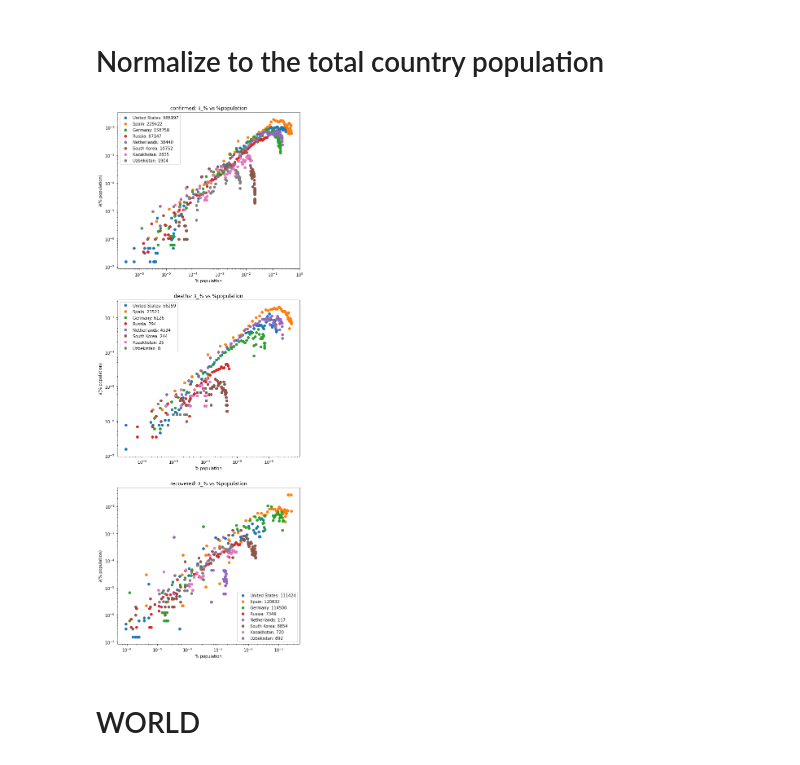
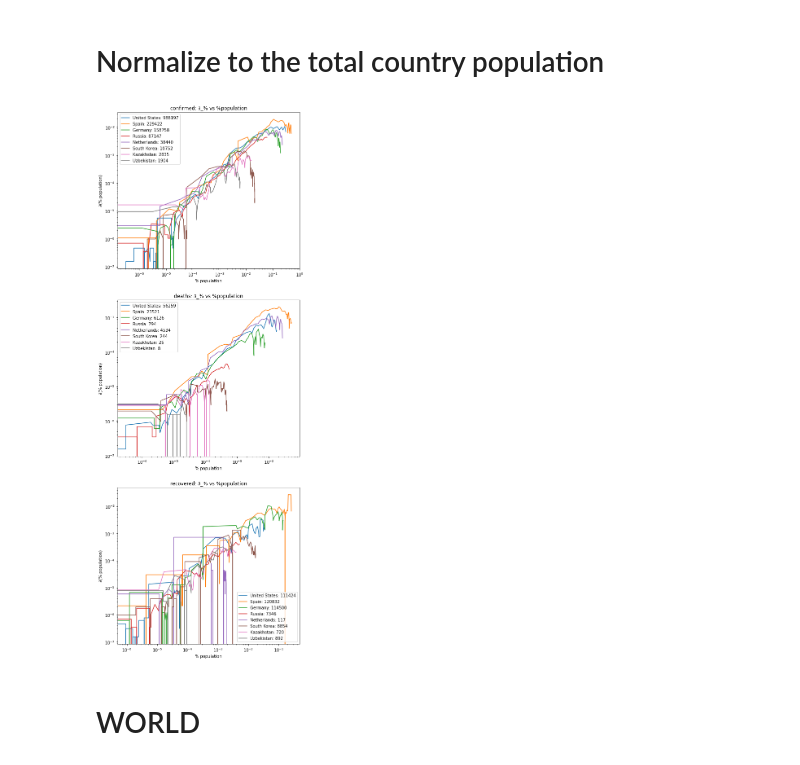
Before and after one commit to k1m190r/covid-19, a Jupyter notebook: COVID-19_v2.ipynb, the cells around one changed output. Saved outputs shown, nothing was run; the diff lists cells and outputs as text; code cells hidden in the pictures.

```diff
--- a/COVID-19_v2.ipynb
+++ b/COVID-19_v2.ipynb
@@ -147,6 +147,6 @@ for stat in StatType:
         legend=True,
         title=f"{stat}: log(cases) vs days",
         figsize=(8, 8),
-        style="o",
+        style="-",
     )
 # %% [output]
@@ -225,35 +195,34 @@ for i, stat in enumerate(StatType):
 # %%
 fig, axes = plt.subplots(len(StatType), figsize=(8, 8 * len(StatType)))
 
 NORM = pd.DataFrame(DATA[Countries])
 
 for i, case in enumerate(StatType):
 
     for c in Countries:
         xc = ((DATA[c, case] / POPULATION.loc[c, "QTY"]) * 100).values
         yc = np.gradient(xc, axis=0)
         NORM[c, case] = xc
         NORM[c, f"D({case})"] = yc
 
     X = NORM[product(Countries, [case])]
     Y = NORM[product(Countries, [f"D({case})"])]
 
     # plot
     ax = axes[i]
     ax.set_title(f"{case}: ∂_% vs %population")
 
-    ax.plot(X, Y, "o")
+    ax.plot(X, Y, "-")
 
     ax.set_xscale("log")
     ax.set_xlabel("% population")
 
     ax.set_yscale("log")
     ax.set_ylabel("∂(% population)")
 
-#     ax.legend(Countries)
     ax.legend([f"{t}: {DATA[t, case].values[-1]}" for t in Countries])
 # %% [output]
-[figure, old version]
+[figure, new version]
 # %% [markdown]
 # WORLD
 # %%
```
Also changed, not shown: parts of 9 cells of this notebook.
